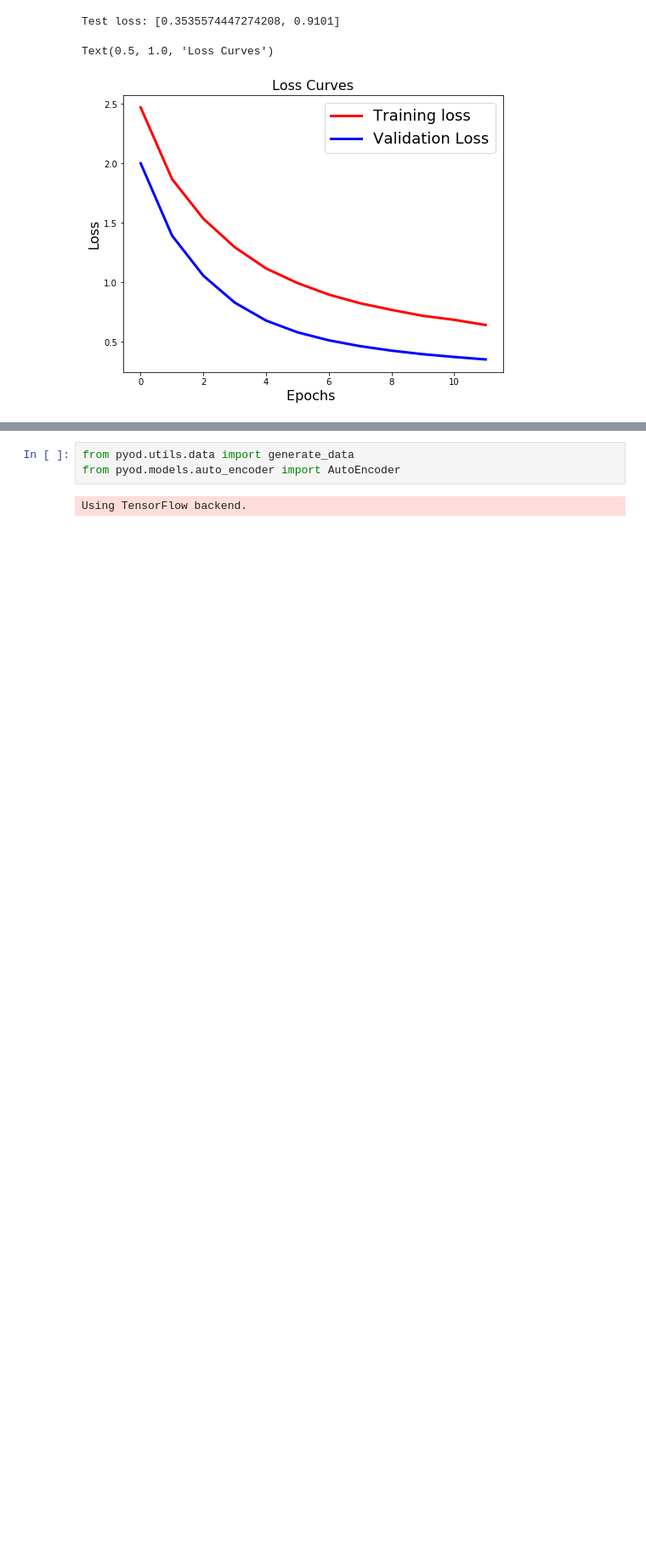
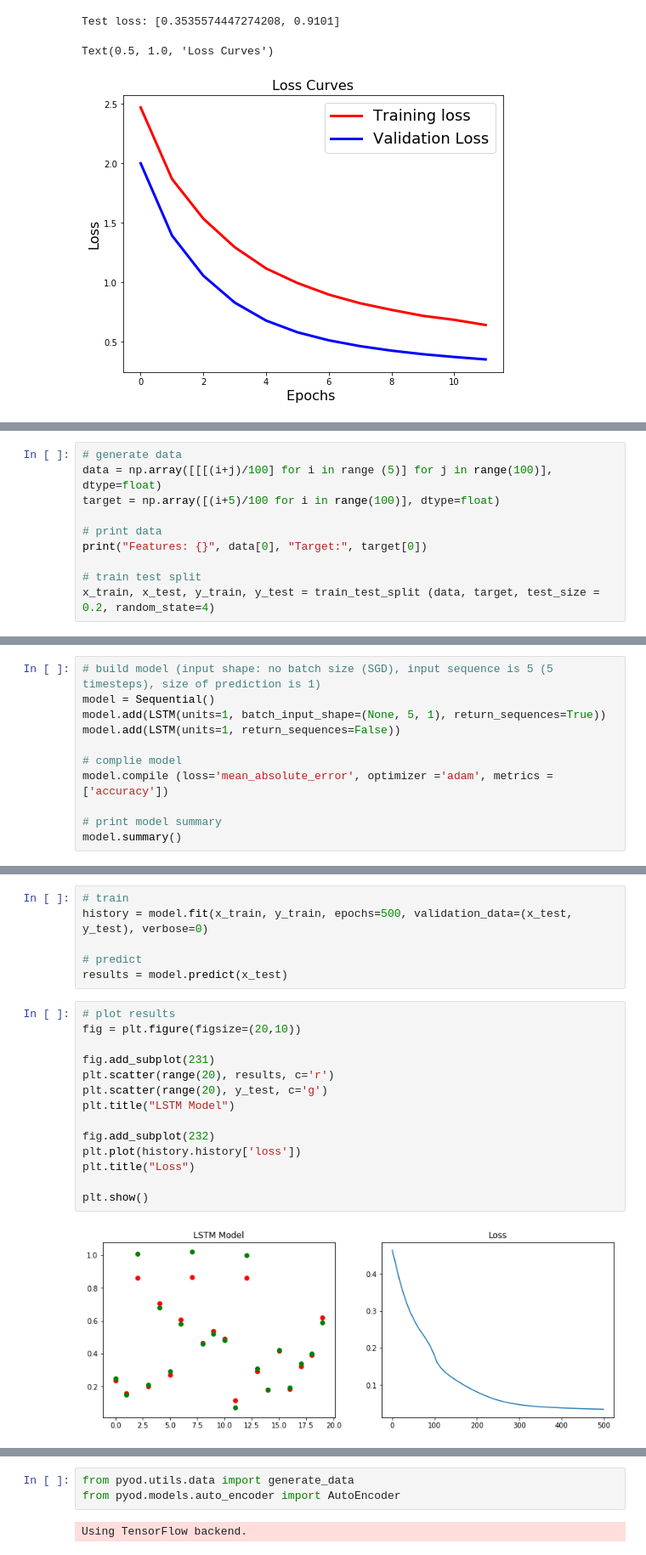
Before and after one commit to ju-kl/data-science-toolbox, a Jupyter notebook: 05_deep_learning.ipynb, the cells around one changed output, grey strips where cells are left out. Shown at 85% size. Saved outputs shown, nothing was run; the diff lists cells and outputs as text; blank space fills up the shorter version.

```diff
--- a/05_deep_learning.ipynb
+++ b/05_deep_learning.ipynb
@@ -276,0 +304,10 @@ Text(0.5, 1.0, 'Loss Curves')
+# %%
+# generate data
+data = np.array([[[(i+j)/100] for i in range (5)] for j in range(100)], dtype=float)
+target = np.array([(i+5)/100 for i in range(100)], dtype=float)
+
+# print data
+print("Features: {}", data[0], "Target:", target[0])
+
+# train test split
+x_train, x_test, y_train, y_test = train_test_split (data, target, test_size = 0.2, random_state=4)
@@ -276,0 +320,11 @@ Text(0.5, 1.0, 'Loss Curves')
+# %%
+# build model (input shape: no batch size (SGD), input sequence is 5 (5 timesteps), size of prediction is 1)
+model = Sequential()
+model.add(LSTM(units=1, batch_input_shape=(None, 5, 1), return_sequences=True))
+model.add(LSTM(units=1, return_sequences=False))
+
+# complie model
+model.compile (loss='mean_absolute_error', optimizer ='adam', metrics =['accuracy'])
+
+# print model summary
+model.summary()
@@ -277,3 +344,25 @@ Text(0.5, 1.0, 'Loss Curves')
+# %%
+# train
+history = model.fit(x_train, y_train, epochs=500, validation_data=(x_test, y_test), verbose=0)
+
+# predict
+results = model.predict(x_test)
+# %%
+# plot results
+fig = plt.figure(figsize=(20,10))
+
+fig.add_subplot(231)
+plt.scatter(range(20), results, c='r')
+plt.scatter(range(20), y_test, c='g')
+plt.title("LSTM Model")
+
+fig.add_subplot(232)
+plt.plot(history.history['loss'])
+plt.title("Loss")
+
+plt.show()
+# %% [output]
+[figure, added]
 # %% [markdown]
 ## 5.4 Autoencoder
 - Application: An autoencoder is used for dimension reduction, image processing, and anomaly detection
```
Also changed, not shown: parts of 6 cells of this notebook.
